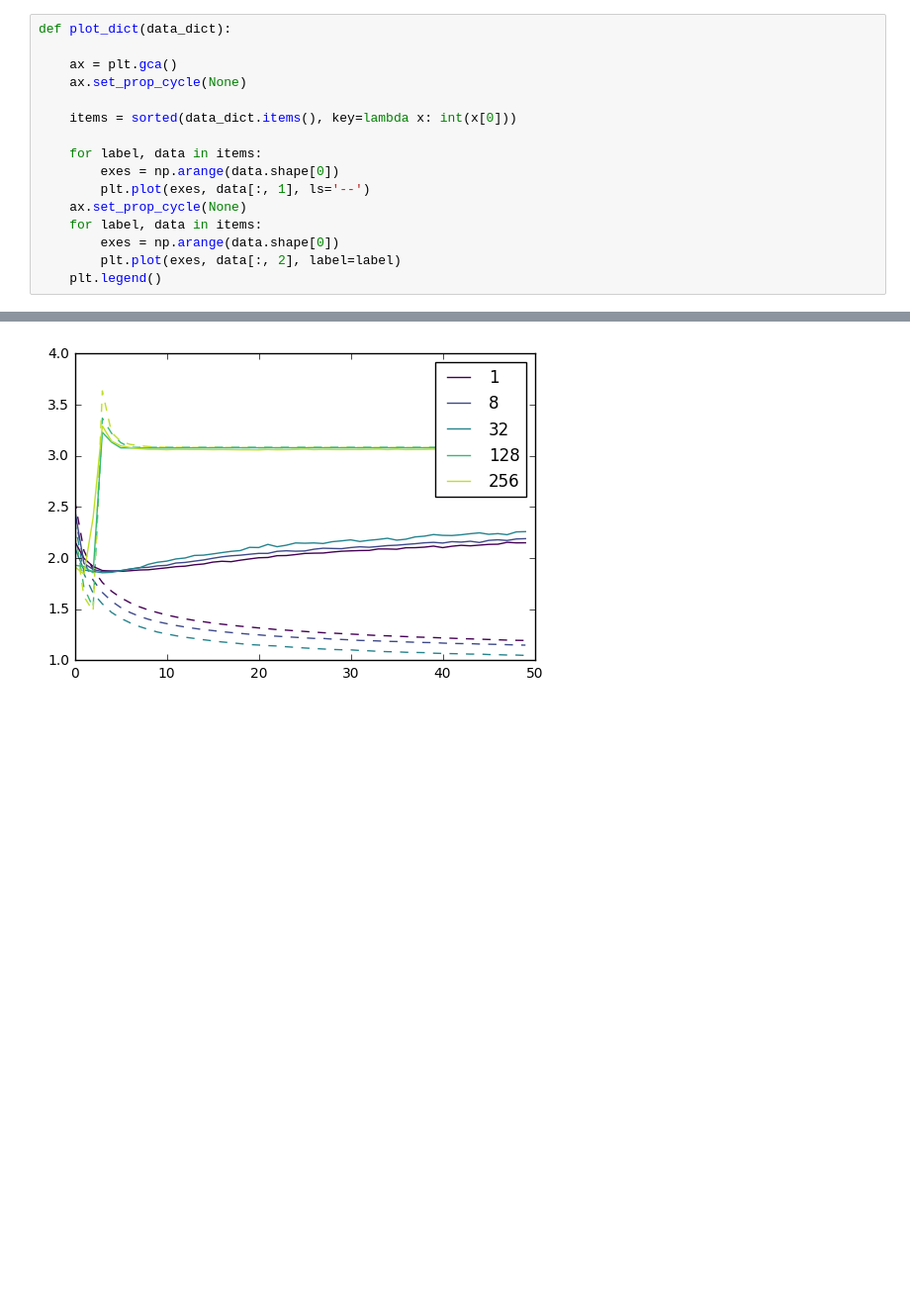
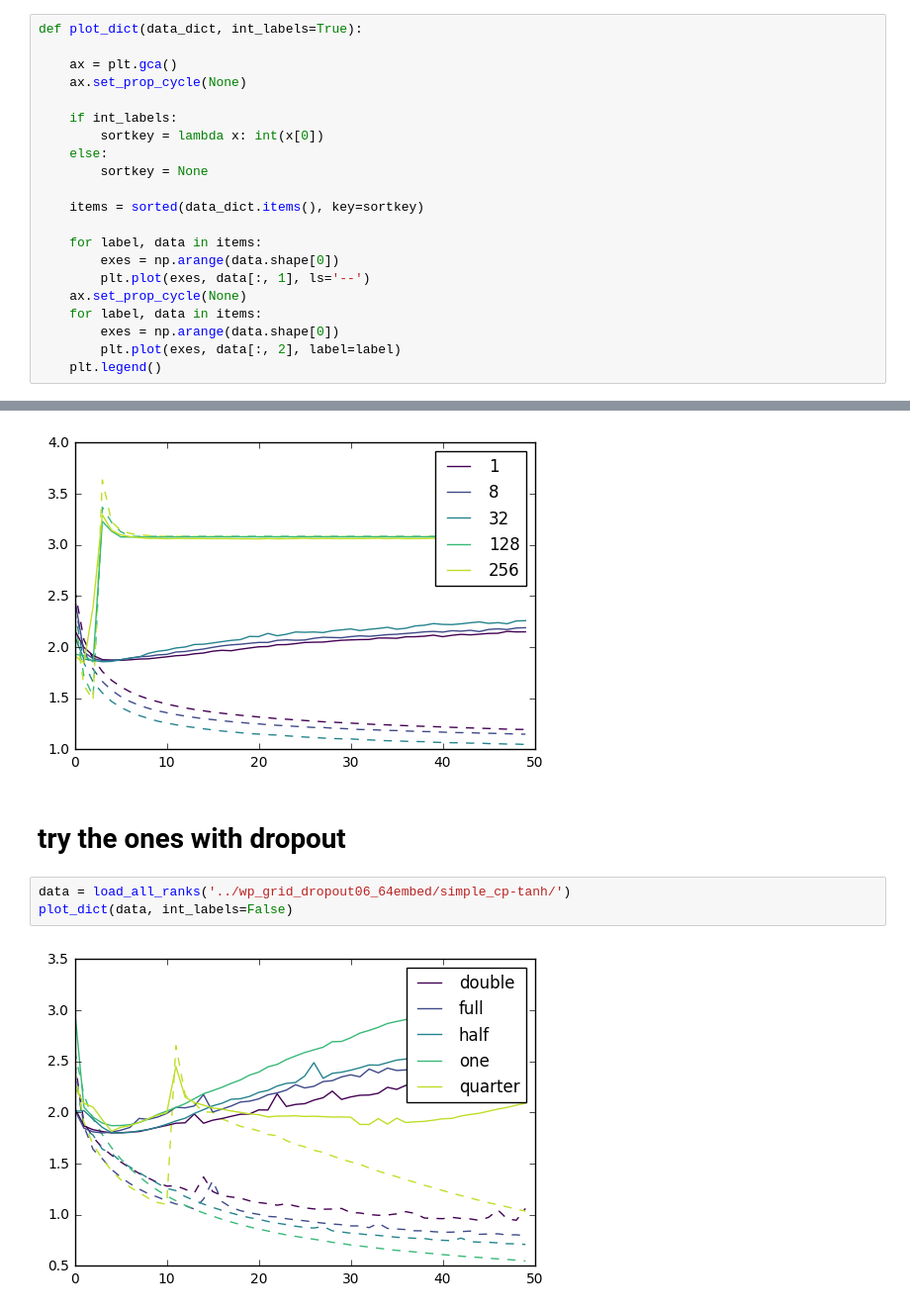
Before and after one commit to PFCM/489-notebooks, a Jupyter notebook: war and peace.ipynb, the cells around one changed output, grey strips where cells are left out. Shown at 99% size. Saved outputs shown, nothing was run; the diff lists cells and outputs as text; blank space fills up the shorter version.

```diff
--- a/war and peace.ipynb
+++ b/war and peace.ipynb
@@ -31,12 +31,17 @@ def load_all_ranks(folder):
         all_ranks[rank] = data
     return all_ranks
 # %%
-def plot_dict(data_dict):
+def plot_dict(data_dict, int_labels=True):
 
     ax = plt.gca()
     ax.set_prop_cycle(None)
 
-    items = sorted(data_dict.items(), key=lambda x: int(x[0]))
+    if int_labels:
+        sortkey = lambda x: int(x[0])
+    else:
+        sortkey = None
+
+    items = sorted(data_dict.items(), key=sortkey)
 
     for label, data in items:
         exes = np.arange(data.shape[0])
@@ -91,3 +96,10 @@ data = load_all_ranks('../wp_grid/simple_cp-tanh/')
 plot_dict(data)
 # %% [output]
 [figure]
+# %% [markdown]
+# try the ones with dropout
+# %%
+data = load_all_ranks('../wp_grid_dropout06_64embed/simple_cp-tanh/')
+plot_dict(data, int_labels=False)
+# %% [output]
+[figure, added]
```
Also changed, not shown: parts of 1 cell of this notebook.
